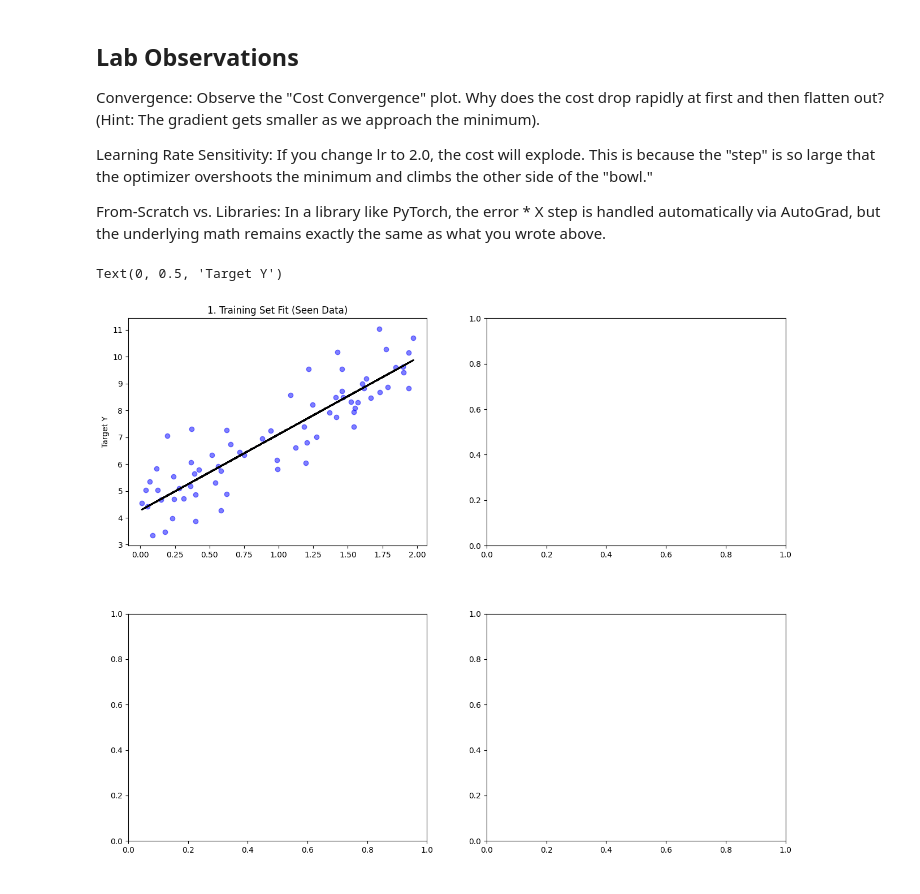
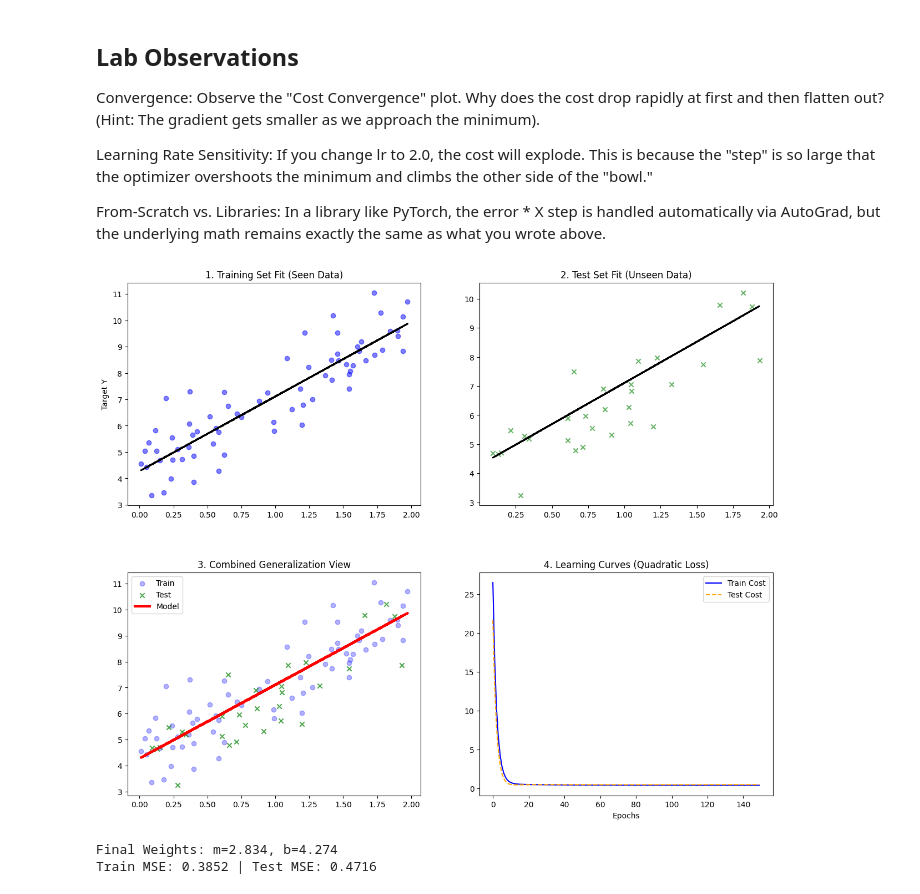
Before and after one commit to FurqanAlyy/AI-ML-NIAI, a Jupyter notebook: 2_Linear_Regression_Implementation_Scratch.ipynb, the cells around one changed output. Saved outputs shown, nothing was run; the diff lists cells and outputs as text; code cells hidden in the pictures.

Commit message:
learning curves and epochs

```diff
--- a/2_Linear_Regression_Implementation_Scratch.ipynb
+++ b/2_Linear_Regression_Implementation_Scratch.ipynb
@@ -43,32 +43,57 @@ epochs = 150
 n_train, n_test = float(len(X_train)), float(len(X_test))
 
 train_costs, test_costs = [], []
 
 for i in range(epochs):
     # Forward Pass & Cost Calculation
     y_train_pred = m * X_train + b
     y_test_pred = m * X_test + b
 
     train_costs.append((1 / (2 * n_train)) * np.sum((y_train_pred - y_train)**2))
     test_costs.append((1 / (2 * n_test)) * np.sum((y_test_pred - y_test)**2))
 
     # Gradient Calculation (Training Data ONLY)
     dm = (1 / n_train) * np.sum((y_train_pred - y_train) * X_train)
     db = (1 / n_train) * np.sum(y_train_pred - y_train)
 
     # Update Parameters
     m -= lr * dm
     b -= lr * db
 
 # --- 3. COMPREHENSIVE VISUALIZATION ---
 fig, axs = plt.subplots(2, 2, figsize=(15, 12))
 plt.subplots_adjust(hspace=0.3)
 
 # Plot A: Training Set Only
 axs[0, 0].scatter(X_train, y_train, color='blue', alpha=0.5)
 axs[0, 0].plot(X_train, m * X_train + b, color='black', lw=2)
 axs[0, 0].set_title("1. Training Set Fit (Seen Data)")
 axs[0, 0].set_ylabel("Target Y")
+
+# Plot B: Test Set Only
+axs[0, 1].scatter(X_test, y_test, color='green', alpha=0.6, marker='x')
+axs[0, 1].plot(X_test, m * X_test + b, color='black', lw=2)
+axs[0, 1].set_title("2. Test Set Fit (Unseen Data)")
+
+# Plot C: Combined Visualization
+axs[1, 0].scatter(X_train, y_train, color='blue', alpha=0.3, label="Train")
+axs[1, 0].scatter(X_test, y_test, color='green', alpha=0.7, marker='x', label="Test")
+axs[1, 0].plot(X, m * X + b, color='red', lw=3, label="Model")
+axs[1, 0].set_title("3. Combined Generalization View")
+axs[1, 0].legend()
+
+# Plot D: Learning Curves (Cost vs Epochs)
+axs[1, 1].plot(range(epochs), train_costs, color='blue', label="Train Cost")
+axs[1, 1].plot(range(epochs), test_costs, color='orange', linestyle='--', label="Test Cost")
+axs[1, 1].set_title("4. Learning Curves (Quadratic Loss)")
+axs[1, 1].set_xlabel("Epochs")
+axs[1, 1].legend()
+
+plt.show()
+
+print(f"Final Weights: m={m:.3f}, b={b:.3f}")
+print(f"Train MSE: {train_costs[-1]:.4f} | Test MSE: {test_costs[-1]:.4f}")
 # %% [output]
+[figure, new version]
-Text(0, 0.5, 'Target Y')
+Final Weights: m=2.834, b=4.274
+Train MSE: 0.3852 | Test MSE: 0.4716
-[figure, old version]
```
